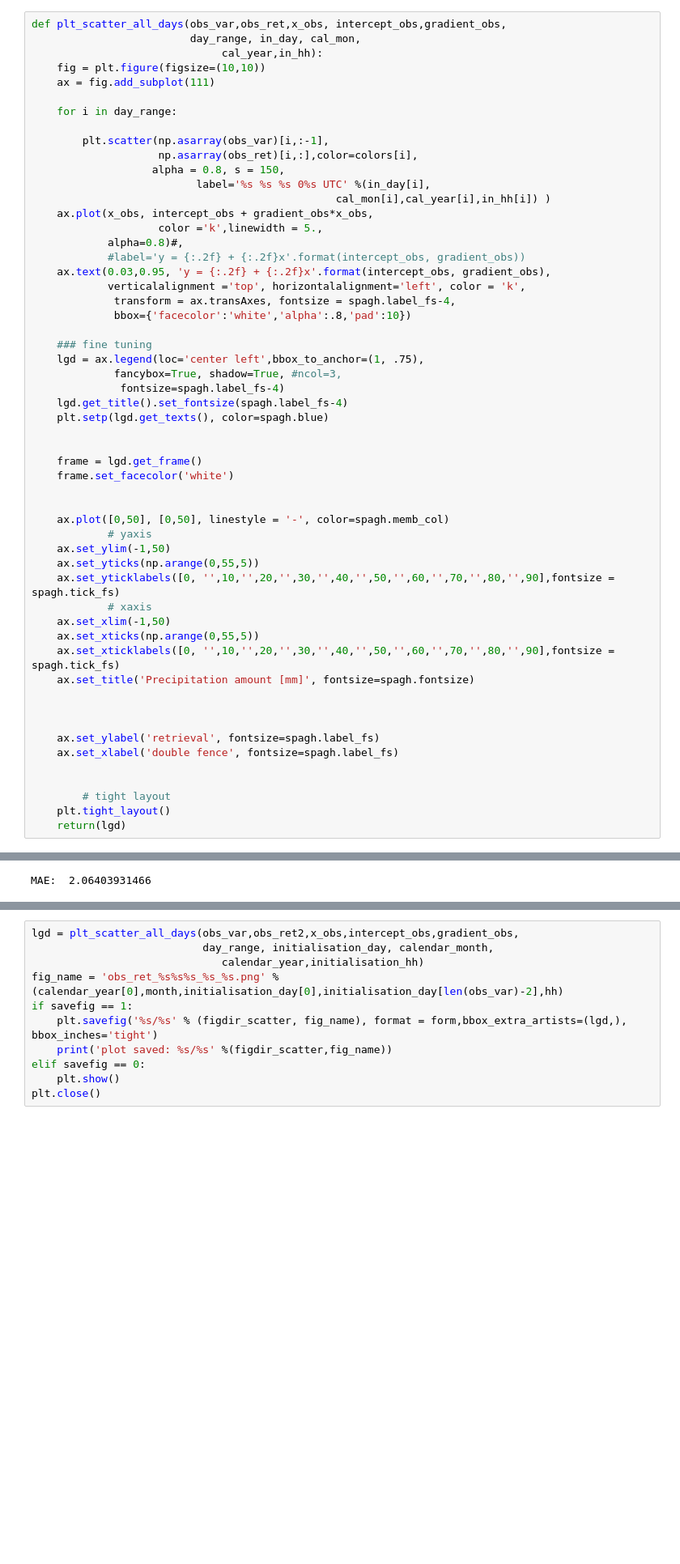
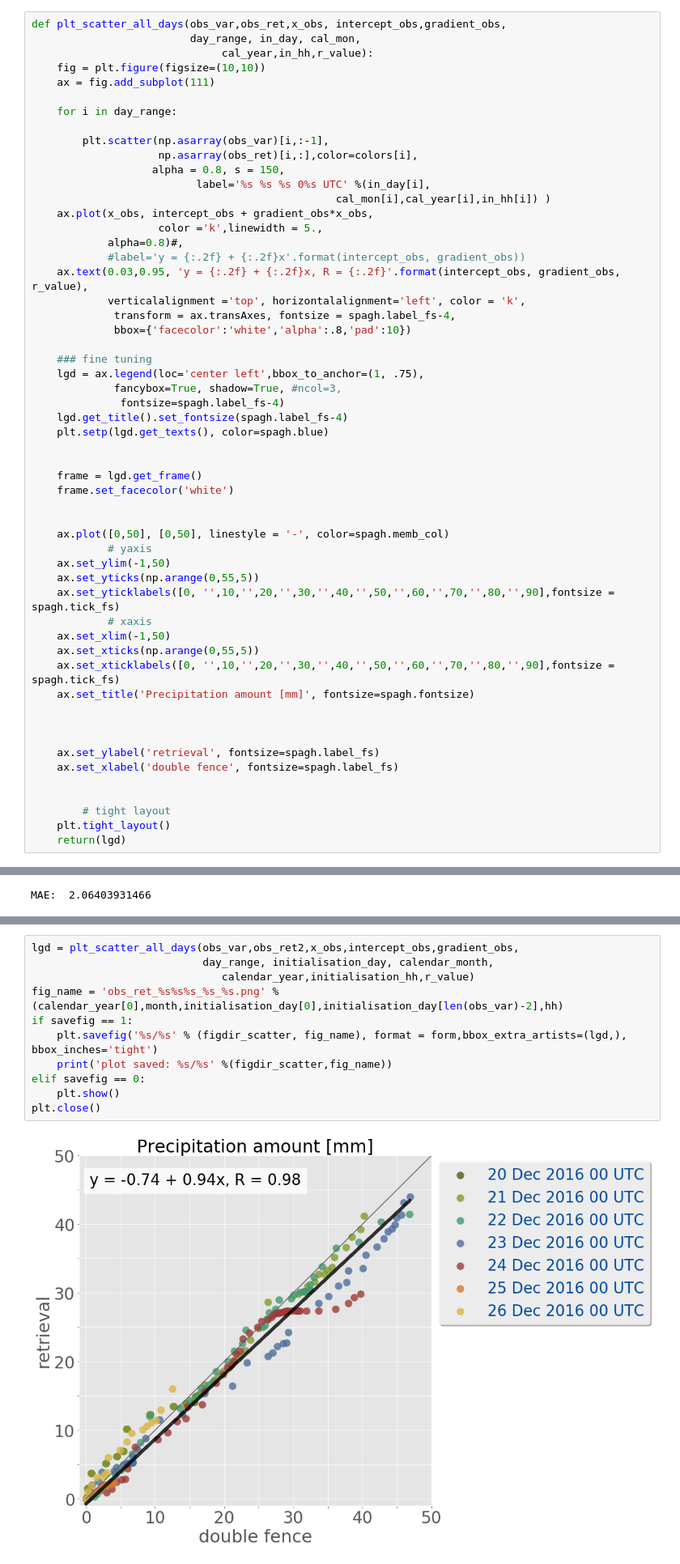
Before and after one commit to franzihe/Python_Masterthesis, a Jupyter notebook: Retrieval_MEPS/surface_EM09_DF_ret_ensemble_mean.ipynb, the cells around one changed output, grey strips where cells are left out. Shown at 81% size. Saved outputs shown, nothing was run; the diff lists cells and outputs as text; blank space fills up the shorter version.

Commit message:
added R value to plot

```diff
--- a/Retrieval_MEPS/surface_EM09_DF_ret_ensemble_mean.ipynb
+++ b/Retrieval_MEPS/surface_EM09_DF_ret_ensemble_mean.ipynb
@@ -627,7 +627,7 @@ def plt_all_day_diff(day_diff_obs,day_range,initialisation_day, calendar_month,
 # %%
 def plt_scatter_all_days(obs_var,obs_ret,x_obs, intercept_obs,gradient_obs,
                          day_range, in_day, cal_mon,
-                              cal_year,in_hh):
+                              cal_year,in_hh,r_value):
     fig = plt.figure(figsize=(10,10))
     ax = fig.add_subplot(111)
 
@@ -642,7 +642,7 @@ def plt_scatter_all_days(obs_var,obs_ret,x_obs, intercept_obs,gradient_obs,
                     color ='k',linewidth = 5.,
             alpha=0.8)#,
             #label='y = {:.2f} + {:.2f}x'.format(intercept_obs, gradient_obs))
-    ax.text(0.03,0.95, 'y = {:.2f} + {:.2f}x'.format(intercept_obs, gradient_obs),
+    ax.text(0.03,0.95, 'y = {:.2f} + {:.2f}x, R = {:.2f}'.format(intercept_obs, gradient_obs, r_value),
             verticalalignment ='top', horizontalalignment='left', color = 'k',
              transform = ax.transAxes, fontsize = spagh.label_fs-4,
              bbox={'facecolor':'white','alpha':.8,'pad':10})
@@ -850,14 +852,16 @@ gradient_obs, intercept_obs, r_value, p_value, std_err = stats.linregress(x_obs[
 # %%
 lgd = plt_scatter_all_days(obs_var,obs_ret2,x_obs,intercept_obs,gradient_obs,
                            day_range, initialisation_day, calendar_month,
-                              calendar_year,initialisation_hh)
+                              calendar_year,initialisation_hh,r_value)
 fig_name = 'obs_ret_%s%s%s_%s_%s.png' %(calendar_year[0],month,initialisation_day[0],initialisation_day[len(obs_var)-2],hh)
 if savefig == 1:
     plt.savefig('%s/%s' % (figdir_scatter, fig_name), format = form,bbox_extra_artists=(lgd,), bbox_inches='tight')
     print('plot saved: %s/%s' %(figdir_scatter,fig_name))
 elif savefig == 0:
     plt.show()
 plt.close()
+# %% [output]
+[figure, added]
 # %% [raw]
 from scipy import stats
 
```
Also changed, not shown: parts of 2 cells of this notebook.
